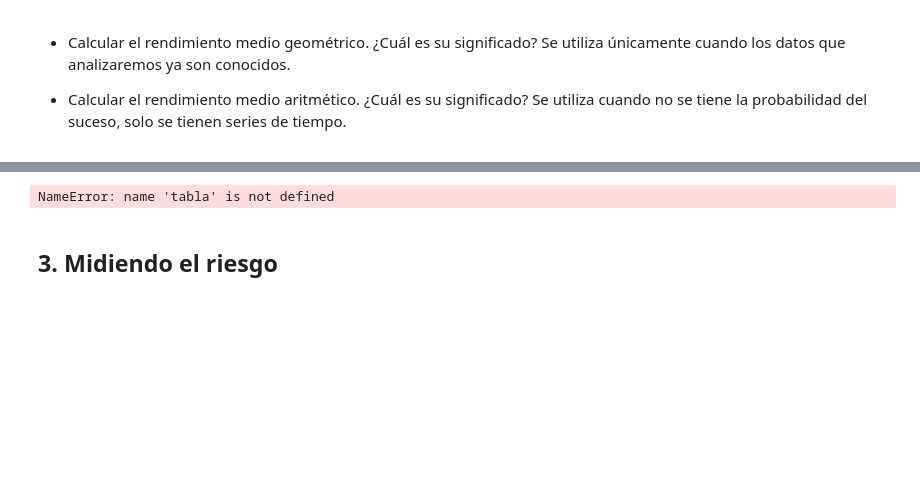
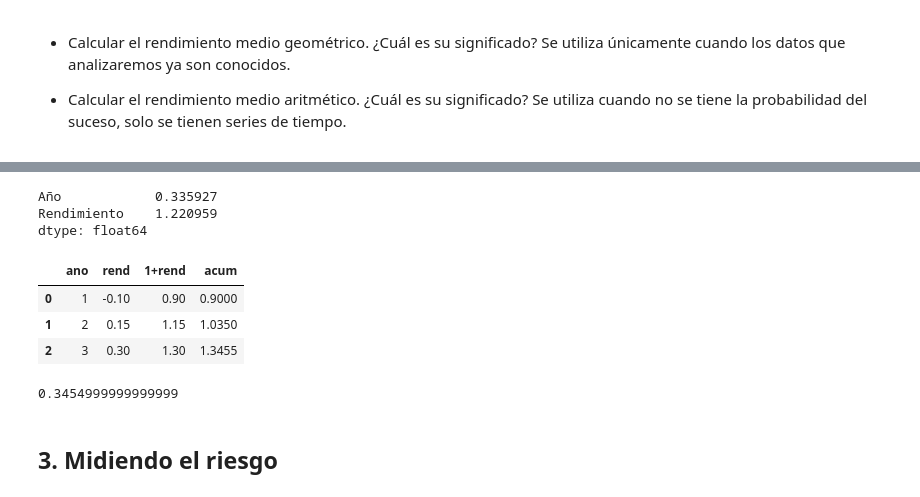
Before and after one commit to ariadnagalindom/portafolios, a Jupyter notebook: Modulo1/Clase4_RentRiesgo.ipynb, the cells around one changed output, grey strips where cells are left out. Saved outputs shown, nothing was run; the diff lists cells and outputs as text; code cells hidden in the pictures; blank space fills up the shorter version.

```diff
--- a/Modulo1/Clase4_RentRiesgo.ipynb
+++ b/Modulo1/Clase4_RentRiesgo.ipynb
@@ -283,6 +306,22 @@ tablaact
+# %%
+ret.std()
+# %% [output]
+Año            0.335927
+Rendimiento    1.220959
+dtype: float64
+# %%
+tabla = pd.DataFrame(data={'ano':[1, 2, 3], 'rend':[-.10, .15, 0.3]})
+tabla['1+rend'] = 1 + tabla['rend']
+tabla['acum'] = tabla['1+rend'].cumprod()
+tabla
+# %% [output]
+|  | ano | rend | 1+rend | acum |
+| 0 | 1 | -0.10 | 0.90 | 0.9000 |
+| 1 | 2 | 0.15 | 1.15 | 1.0350 |
+| 2 | 3 | 0.30 | 1.30 | 1.3455 |
 # %%
 # rendimiento medio geometrico
-rg = tabla.iloc[-1,-1]**(1/5)-1
+rg = tabla.iloc[-1,-1]-1
 rg
 # %% [output]
-NameError: name 'tabla' is not defined
+0.3454999999999999
```
Also changed, not shown: parts of 6 cells of this notebook, 1 other file.
